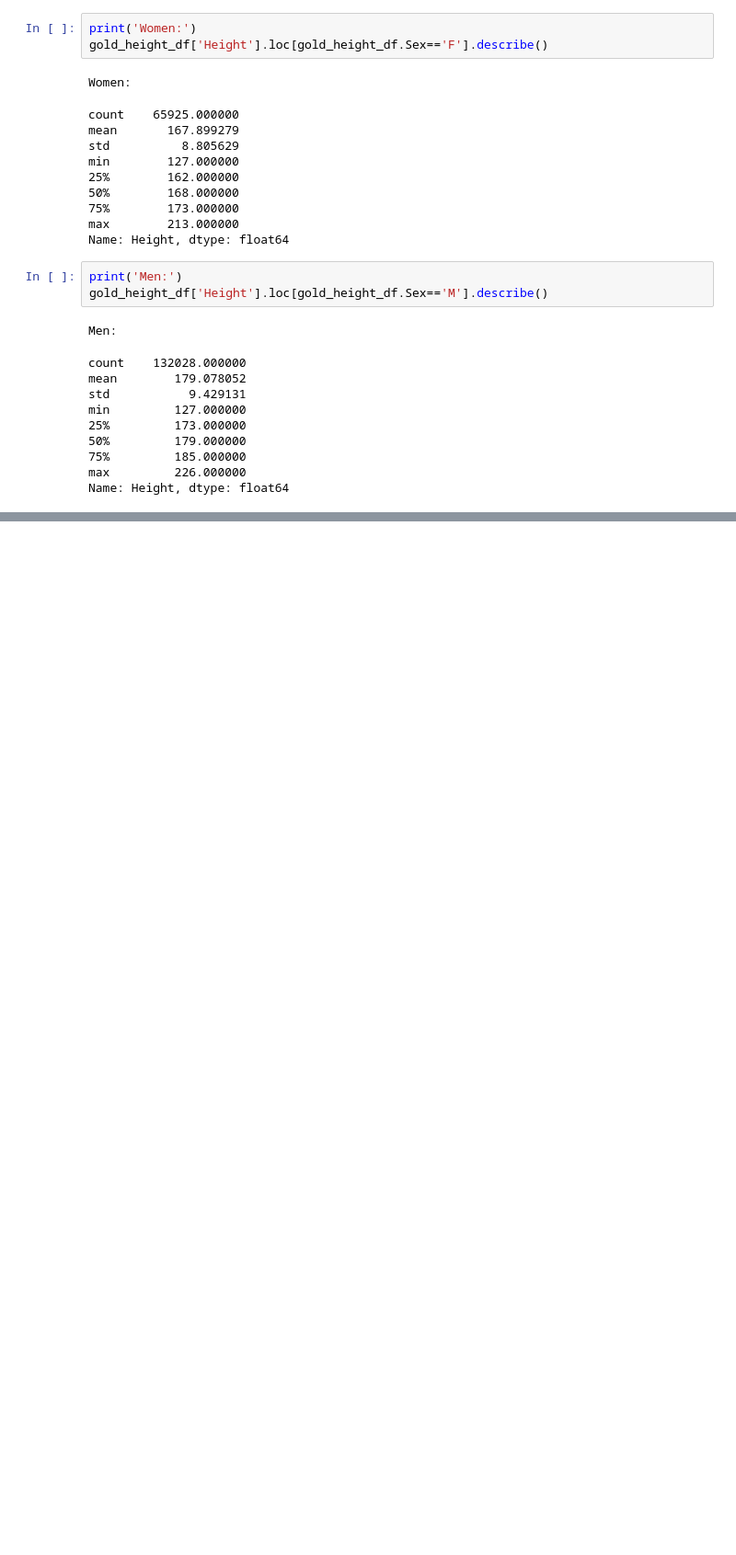
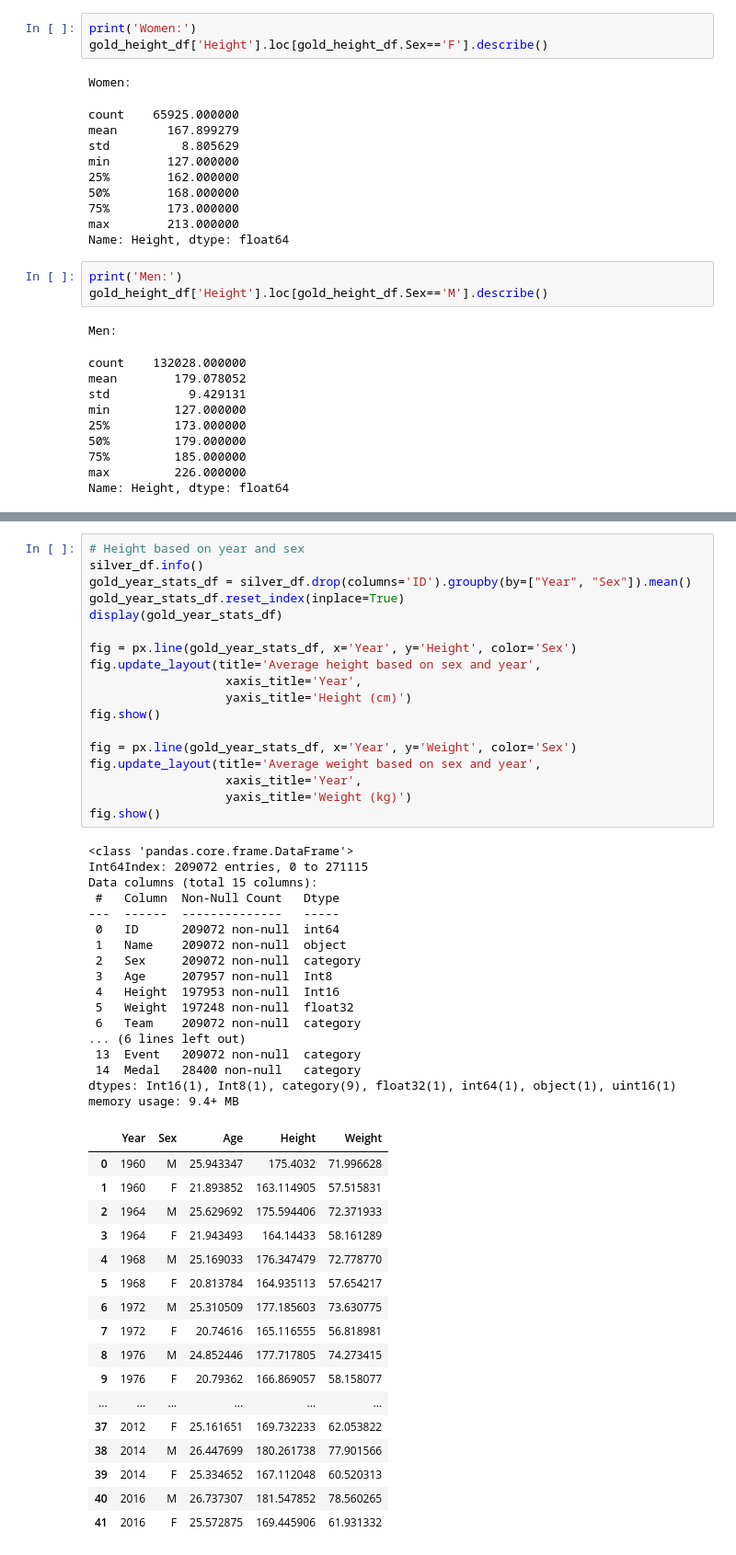
Before and after one commit to abiasiol/LearnSQLCapstoneProject, a Jupyter notebook: 3_descriptive_analysis.ipynb, the cells around one changed output, grey strips where cells are left out. Shown at 92% size. Saved outputs shown, nothing was run; the diff lists cells and outputs as text; blank space fills up the shorter version.

```diff
--- a/3_descriptive_analysis.ipynb
+++ b/3_descriptive_analysis.ipynb
@@ -176,0 +166,53 @@ display(gold_winning_teams_df)
+# %%
+# Height based on year and sex
+silver_df.info()
+gold_year_stats_df = silver_df.drop(columns='ID').groupby(by=["Year", "Sex"]).mean()
+gold_year_stats_df.reset_index(inplace=True)
+display(gold_year_stats_df)
+
+fig = px.line(gold_year_stats_df, x='Year', y='Height', color='Sex')
+fig.update_layout(title='Average height based on sex and year',
+                   xaxis_title='Year',
+                   yaxis_title='Height (cm)')
+fig.show()
+
+fig = px.line(gold_year_stats_df, x='Year', y='Weight', color='Sex')
+fig.update_layout(title='Average weight based on sex and year',
+                   xaxis_title='Year',
+                   yaxis_title='Weight (kg)')
+fig.show()
+# %% [output]
+<class 'pandas.core.frame.DataFrame'>
+Int64Index: 209072 entries, 0 to 271115
+Data columns (total 15 columns):
+ #   Column  Non-Null Count   Dtype
+---  ------  --------------   -----
+ 0   ID      209072 non-null  int64
+ 1   Name    209072 non-null  object
+ 2   Sex     209072 non-null  category
+ 3   Age     207957 non-null  Int8
+ 4   Height  197953 non-null  Int16
+ 5   Weight  197248 non-null  float32
+ 6   Team    209072 non-null  category
+... (6 lines left out)
+ 13  Event   209072 non-null  category
+ 14  Medal   28400 non-null   category
+dtypes: Int16(1), Int8(1), category(9), float32(1), int64(1), object(1), uint16(1)
+memory usage: 9.4+ MB
+|  | Year | Sex | Age | Height | Weight |
+| 0 | 1960 | M | 25.943347 | 175.4032 | 71.996628 |
+| 1 | 1960 | F | 21.893852 | 163.114905 | 57.515831 |
+| 2 | 1964 | M | 25.629692 | 175.594406 | 72.371933 |
+| 3 | 1964 | F | 21.943493 | 164.14433 | 58.161289 |
+| 4 | 1968 | M | 25.169033 | 176.347479 | 72.778770 |
+| 5 | 1968 | F | 20.813784 | 164.935113 | 57.654217 |
+| 6 | 1972 | M | 25.310509 | 177.185603 | 73.630775 |
+| 7 | 1972 | F | 20.74616 | 165.116555 | 56.818981 |
+| 8 | 1976 | M | 24.852446 | 177.717805 | 74.273415 |
+| 9 | 1976 | F | 20.79362 | 166.869057 | 58.158077 |
+| ... | ... | ... | ... | ... | ... |
+| 37 | 2012 | F | 25.161651 | 169.732233 | 62.053822 |
+| 38 | 2014 | M | 26.447699 | 180.261738 | 77.901566 |
+| 39 | 2014 | F | 25.334652 | 167.112048 | 60.520313 |
+| 40 | 2016 | M | 26.737307 | 181.547852 | 78.560265 |
+| 41 | 2016 | F | 25.572875 | 169.445906 | 61.931332 |
```
Also changed, not shown: parts of 6 cells of this notebook.
